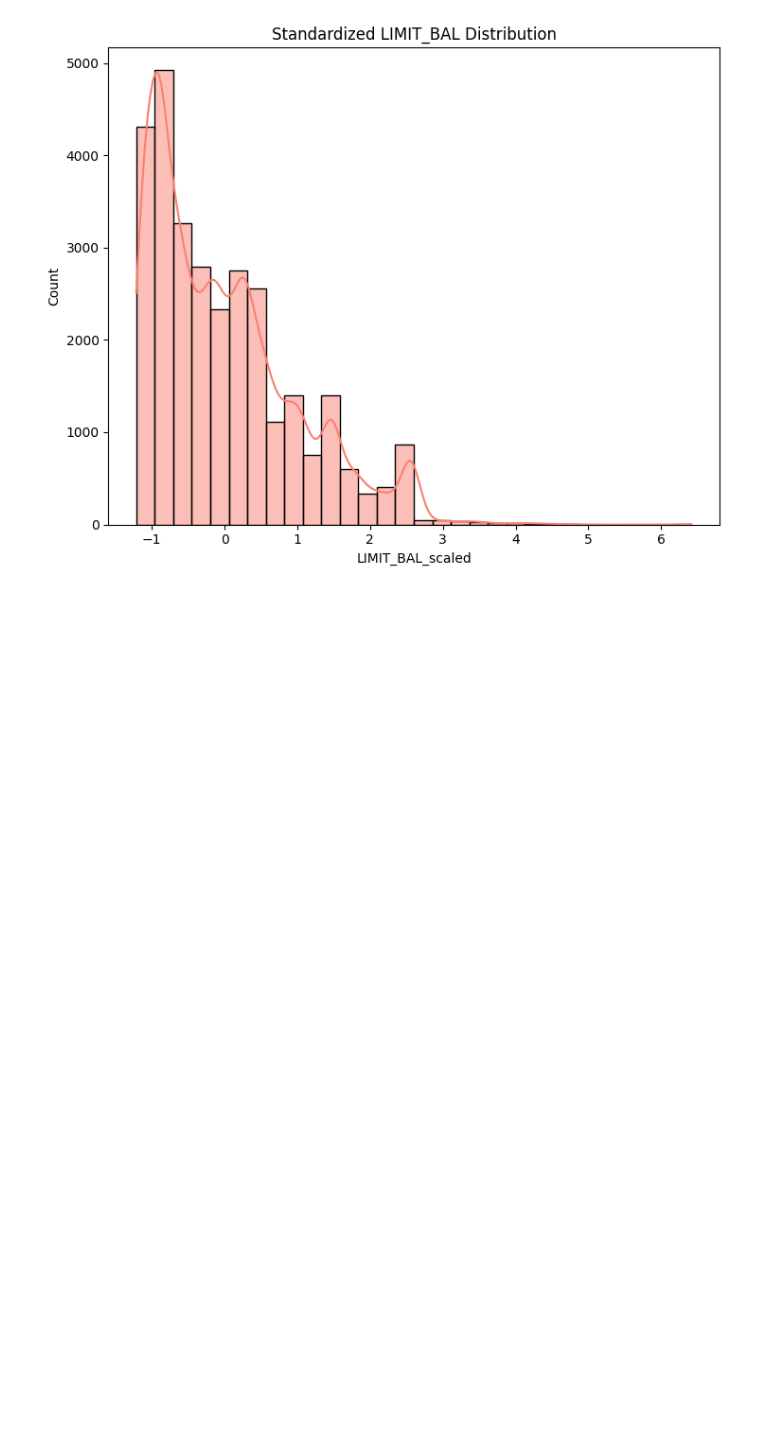
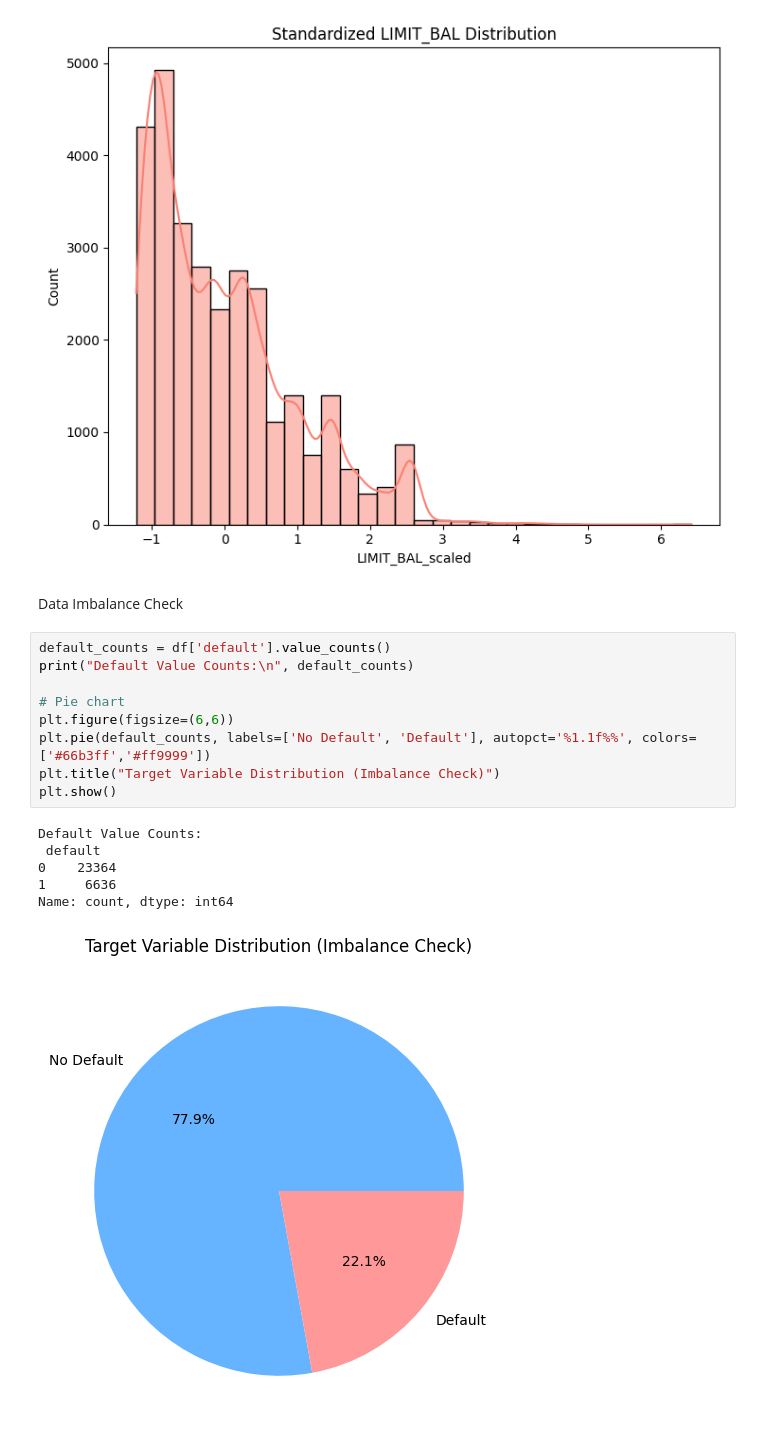
Before and after one commit to sonakshiprojects/CreditEDAproject, a Jupyter notebook: eda.ipynb, the cells around one changed output. Drawn from its saved outputs; the diff is of its cells as text; blank space fills up the shorter version.

Commit message:
Data Imbalance Check

```diff
--- a/eda.ipynb
+++ b/eda.ipynb
@@ -127,3 +127,21 @@ plt.tight_layout()
 plt.show()
 # %% [output]
 [figure]
+# %% [markdown]
+Data Imbalance Check
+# %%
+default_counts = df['default'].value_counts()
+print("Default Value Counts:\n", default_counts)
+
+# Pie chart
+plt.figure(figsize=(6,6))
+plt.pie(default_counts, labels=['No Default', 'Default'], autopct='%1.1f%%', colors=['#66b3ff','#ff9999'])
+plt.title("Target Variable Distribution (Imbalance Check)")
+plt.show()
+# %% [output]
+Default Value Counts:
+ default
+0    23364
+1     6636
+Name: count, dtype: int64
+[figure, added]
```
Also changed, not shown: parts of 1 cell of this notebook.
